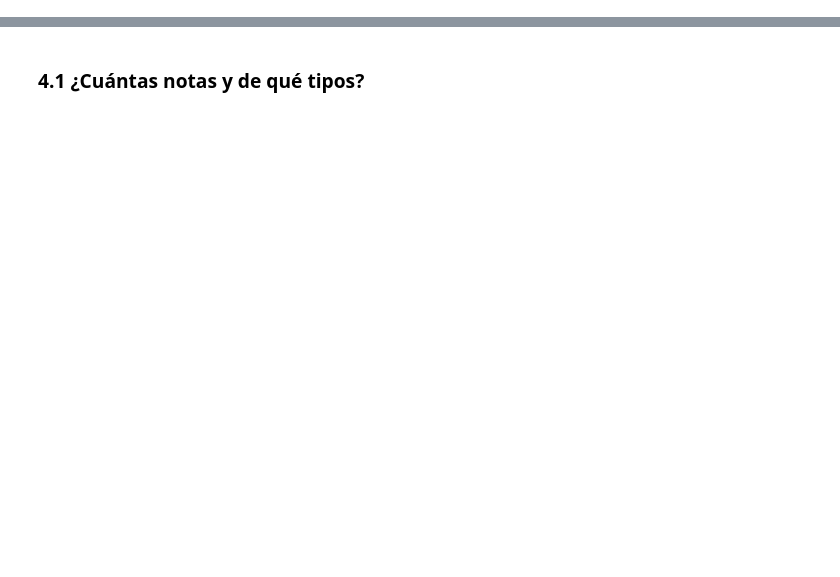
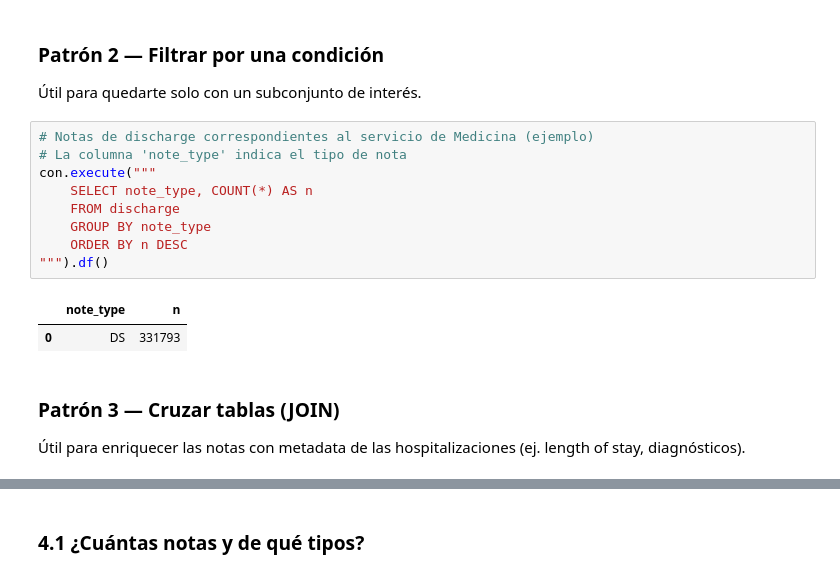
Before and after one commit to carlosperez100/tesis-gemses-mimic-pipeline, a Jupyter notebook: notebooks/tesis_exploracion_inicial.ipynb, the cells around one changed output, grey strips where cells are left out. Drawn from its saved outputs; the diff is of its cells as text; blank space fills up the shorter version.

```diff
--- a/notebooks/tesis_exploracion_inicial.ipynb
+++ b/notebooks/tesis_exploracion_inicial.ipynb
@@ -44,0 +222,20 @@ con = duckdb.connect(str(DB_FILE))print(f"Conectado a {DB_FILE}")print(f"Versió
+# %% [markdown]
+### Patrón 2 — Filtrar por una condición
+
+Útil para quedarte solo con un subconjunto de interés.
+# %%
+# Notas de discharge correspondientes al servicio de Medicina (ejemplo)
+# La columna 'note_type' indica el tipo de nota
+con.execute("""
+    SELECT note_type, COUNT(*) AS n
+    FROM discharge
+    GROUP BY note_type
+    ORDER BY n DESC
+""").df()
+# %% [output]
+|  | note_type | n |
+| 0 | DS | 331793 |
+# %% [markdown]
+### Patrón 3 — Cruzar tablas (JOIN)
+
+Útil para enriquecer las notas con metadata de las hospitalizaciones (ej. length of stay, diagnósticos).
```
Also changed, not shown: parts of 46 cells of this notebook, 6 other files.
